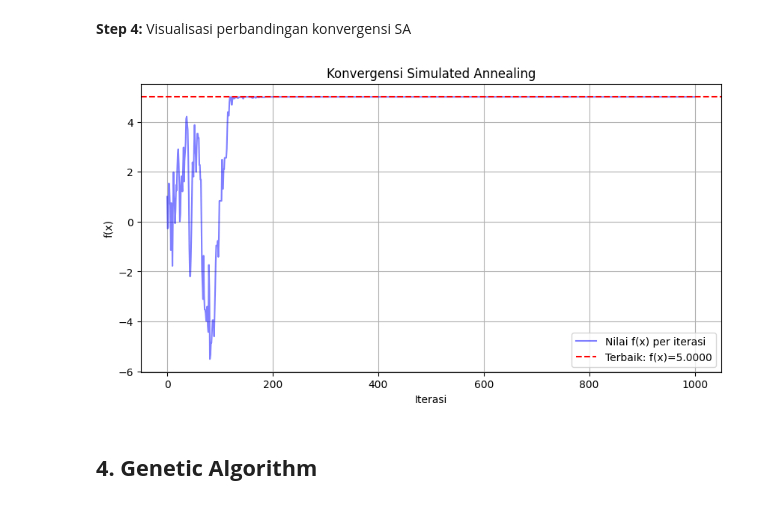
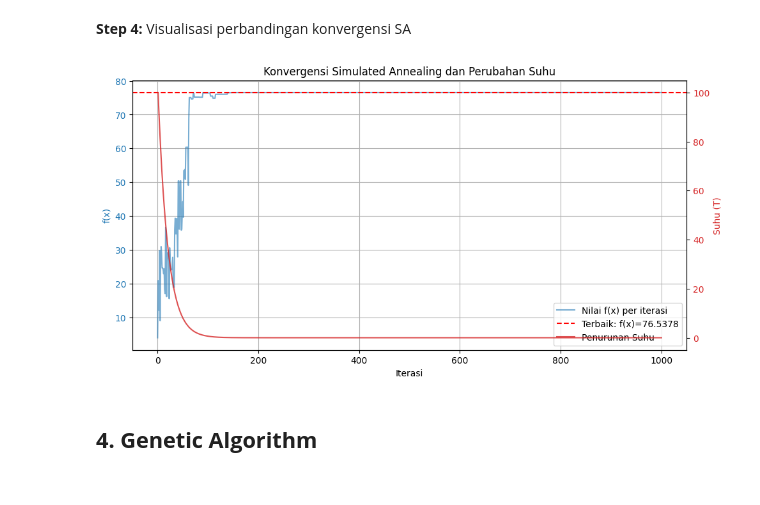
Before and after one commit to cthleen/modul-local-adversarial-csp, a Jupyter notebook: Modul_Local_Search.ipynb, the cells around one changed output. Saved outputs shown, nothing was run; the diff lists cells and outputs as text; code cells hidden in the pictures.

```diff
--- a/Modul_Local_Search.ipynb
+++ b/Modul_Local_Search.ipynb
@@ -229,7 +225,7 @@ Contoh cooling schedule:
 **Step 1:** Definisikan objective function (sama dengan Hill Climbing untuk perbandingan)
 # %%
 def objective_sa(x):
-    return -x**2 + 5
+    return 10 + x**2 - 10 * np.cos(2 * np.pi * x)
 # %% [markdown]
 **Step 2:** Implementasi Simulated Annealing
 # %%
@@ -241,7 +237,7 @@ def simulated_annealing(objective, initial, T=100, alpha=0.95, n_iterations=1000
     current_eval = objective(current)
     best = current
     best_eval = current_eval
-    history = [(current, current_eval)]
+    history = [(current, current_eval, T)]
 
     for i in range(n_iterations):
         # Generate tetangga random
@@ -264,7 +260,7 @@ def simulated_annealing(objective, initial, T=100, alpha=0.95, n_iterations=1000
             best = current
             best_eval = current_eval
 
-        history.append((current, current_eval))
+        history.append((current, current_eval, T))
 
         # Cooling
         T = T * alpha
@@ -299,20 +295,36 @@ Solusi terbaik: x = 0.0004, f(x) = 5.0000
 # %% [markdown]
 **Step 4:** Visualisasi perbandingan konvergensi SA
-# %%
-iters = range(len(history_sa))
-vals = [h[1] for h in history_sa]
-
-plt.figure(figsize=(10, 5))
-plt.plot(iters, vals, 'b-', alpha=0.5, label='Nilai f(x) per iterasi')
-plt.axhline(y=best_eval, color='r', linestyle='--', label=f'Terbaik: f(x)={best_eval:.4f}')
-plt.xlabel('Iterasi')
-plt.ylabel('f(x)')
-plt.title('Konvergensi Simulated Annealing')
-plt.legend()
-plt.grid(True)
-plt.show()
-# %% [output]
-[figure, removed]
+# %%
+iters = range(len(history_sa))
+vals = [h[1] for h in history_sa]
+# Menambahkan suhu dari history jika ada, atau menghitung secara manual
+temps = [h[2] if len(h) > 2 else 100 * (0.95 ** i) for i, h in enumerate(history_sa)]
+
+fig, ax1 = plt.subplots(figsize=(10, 5))
+
+color = 'tab:blue'
+ax1.set_xlabel('Iterasi')
+ax1.set_ylabel('f(x)', color=color)
+ax1.plot(iters, vals, color=color, alpha=0.6, label='Nilai f(x) per iterasi')
+ax1.axhline(y=best_eval, color='r', linestyle='--', label=f'Terbaik: f(x)={best_eval:.4f}')
+ax1.tick_params(axis='y', labelcolor=color)
+ax1.grid(True)
+
+# Membuat sumbu y kedua untuk suhu
+ax2 = ax1.twinx()
+color = 'tab:red'
+ax2.set_ylabel('Suhu (T)', color=color)
+ax2.plot(iters, temps, color=color, alpha=0.8, label='Penurunan Suhu')
+ax2.tick_params(axis='y', labelcolor=color)
+
+fig.tight_layout()
+plt.title('Konvergensi Simulated Annealing dan Perubahan Suhu')
+lines_1, labels_1 = ax1.get_legend_handles_labels()
+lines_2, labels_2 = ax2.get_legend_handles_labels()
+ax1.legend(lines_1 + lines_2, labels_1 + labels_2, loc='lower right')
+plt.show()
+# %% [output]
+[figure, added]
 # %% [markdown]
 <h2><b>4. Genetic Algorithm</b></h2>
 # %% [markdown]
```
Also changed, not shown: parts of 9 cells of this notebook.
